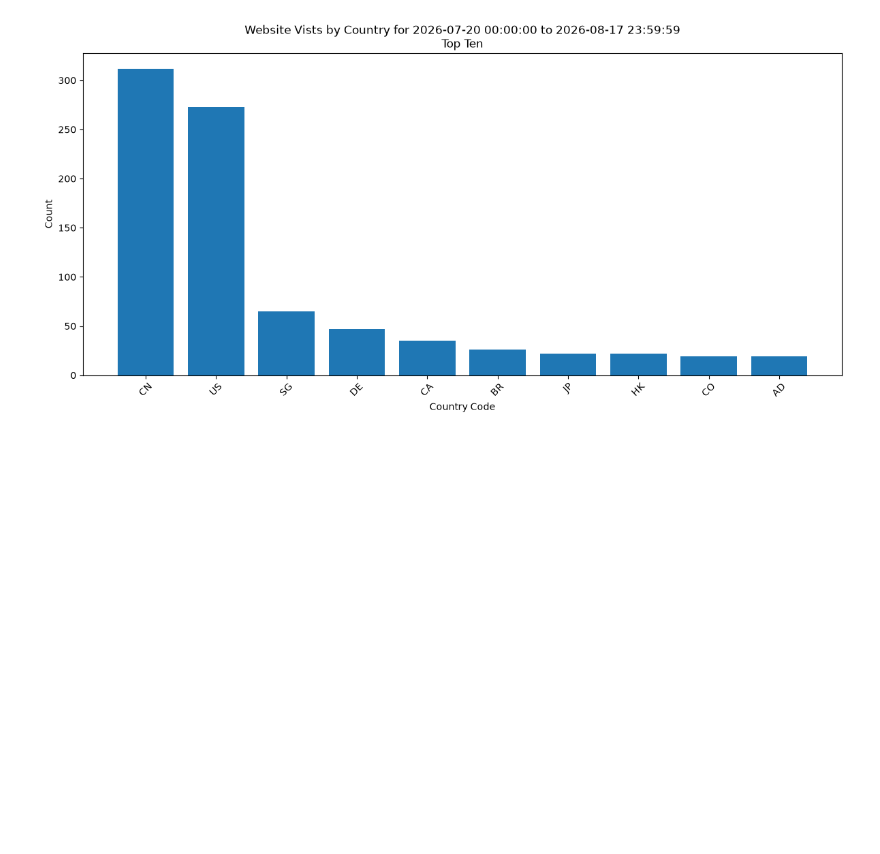
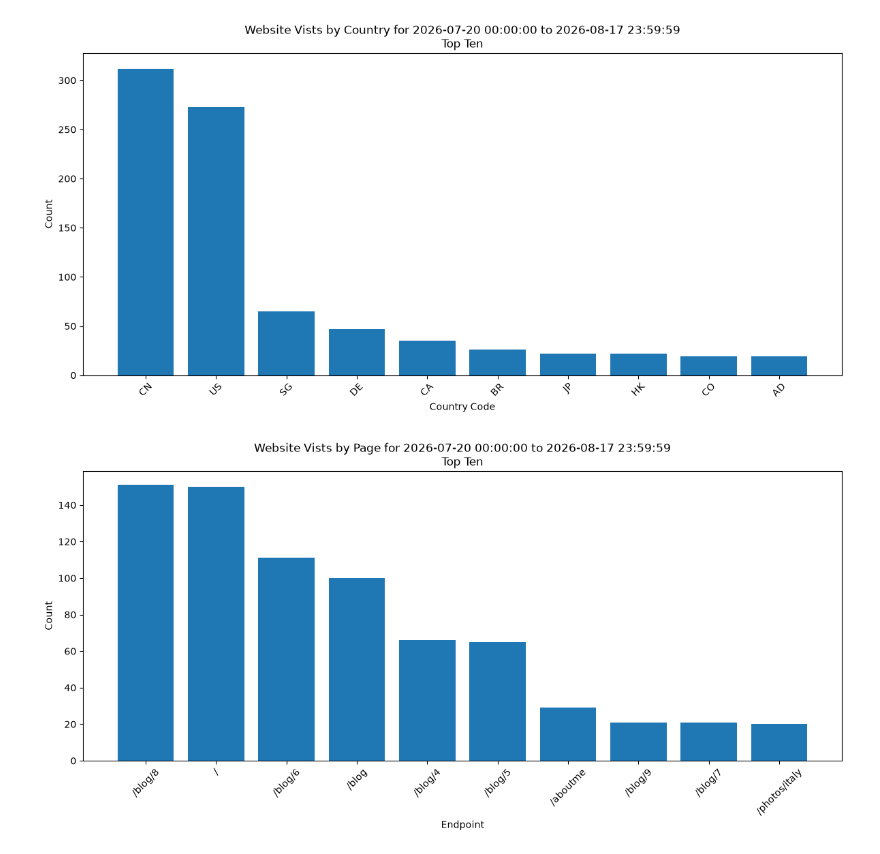
Before and after one commit to philiplessner/LogFileAnalysis, a Jupyter notebook: analyzedb.ipynb, the cells around one changed output. Drawn from its saved outputs; the diff is of its cells as text; code cells hidden in the pictures; blank space fills up the shorter version.

Commit message:
Add more charts to analyzedb.ipynb.

```diff
--- a/analyzedb.ipynb
+++ b/analyzedb.ipynb
@@ -49,10 +50,6 @@ plt.tight_layout()
 # %% [output]
 [figure]
 # %%
-import json
-
-labels = ['Red', 'Blue', 'Yellow', 'Green', 'Purple', 'Orange']
-data_points = [12, 19, 3, 5, 2, 3]
 
 chart_html = f"""
 <html>
@@ -60,7 +57,7 @@ chart_html = f"""
   <canvas id="myChart"></canvas>
 </div>
 
-<script src="https://cdn.jsdelivr.net/npm/chart.js"></script>
+<script src="/media/phil/m2ssd/web/logs/data.philiplessner.com/chart.umd.min.js"></script>
 
 <script>
   const ctx = document.getElementById('myChart');
@@ -70,7 +67,7 @@ chart_html = f"""
     data: {{
       labels: {json.dumps(countryCodes[:10])},
       datasets: [{{
-        label: '# of Votes',
+        label: 'Website Visits by Country for {json.dumps(start_date)} to {json.dumps(end_date)}',
         data: {json.dumps(counts[:10])},
         borderWidth: 1
       }}]
@@ -87,5 +84,33 @@ chart_html = f"""
 </html>
 """
 
-with open(Path(data_dir, 'test.html'), 'w', encoding='utf-8') as f:
+with open(Path(data_dir, 'countryCode_counts.html'), 'w', encoding='utf-8') as f:
     f.write(chart_html)
+# %%
+start_date = "2026-07-20 00:00:00"
+end_date = "2026-08-17 23:59:59"
+endpoint_query = """
+    SELECT endpoint, COUNT(*) AS count
+    FROM logs
+    WHERE Agent_Type = 'H'
+    AND strftime('%Y-%m-%d %H:%M:%S', datetime) BETWEEN ? AND ?
+    GROUP BY endpoint
+    ORDER BY count DESC
+    """
+# %%
+
+endpoint_counts = query_results(endpoint_query, path2db, (start_date, end_date))
+# %%
+endpoints = [endpoint for endpoint, _ in endpoint_counts]
+counts = [count for _, count in endpoint_counts]
+# %%
+
+plt.figure(figsize=(12, 6))
+plt.bar(endpoints[:10], counts[:10])
+plt.title(f'Website Vists by Page for {start_date} to {end_date}\nTop Ten')
+plt.xlabel('Endpoint')
+plt.ylabel('Count')
+plt.xticks(rotation=45)
+plt.tight_layout()
+# %% [output]
+[figure, added]
```
Also changed, not shown: parts of 5 cells of this notebook.
